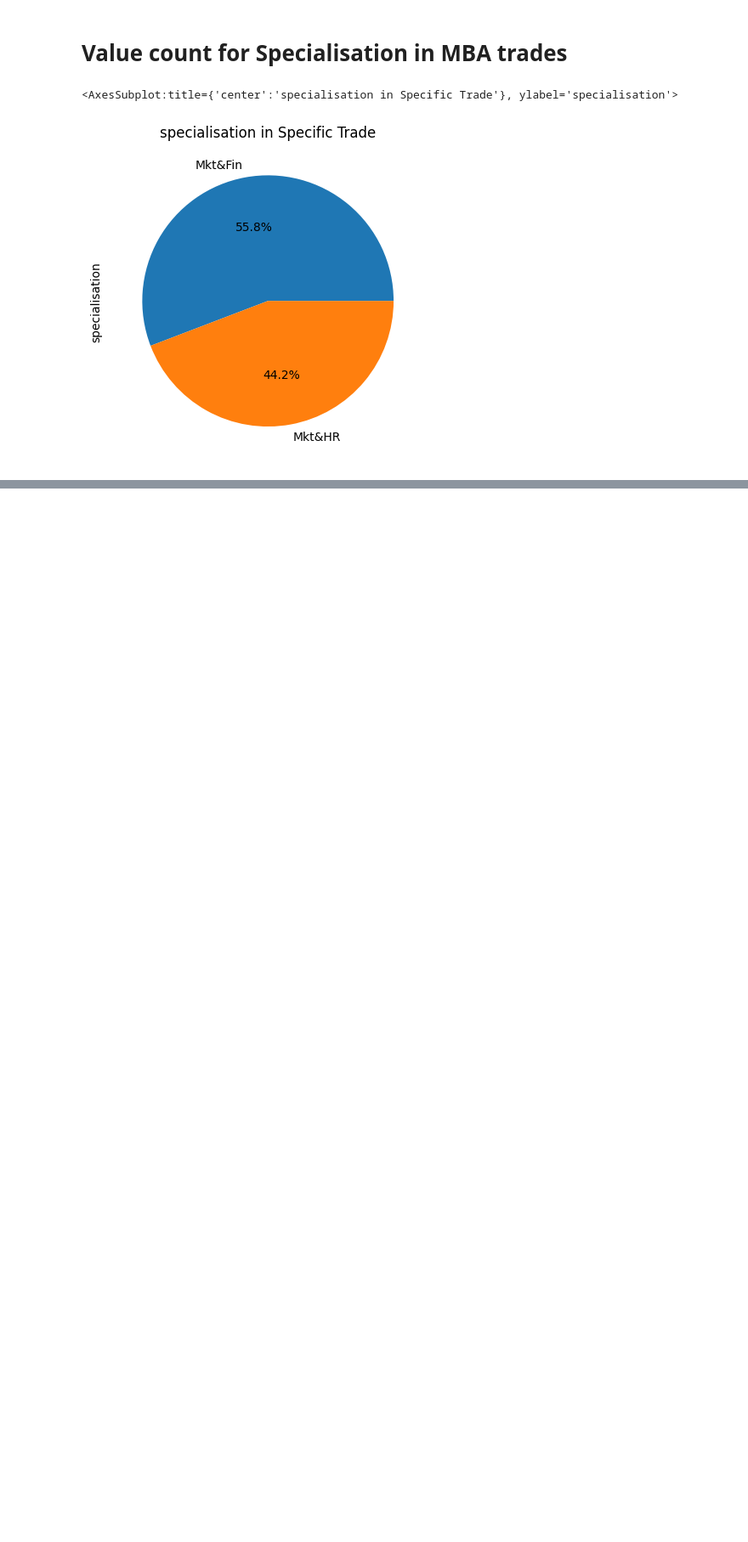
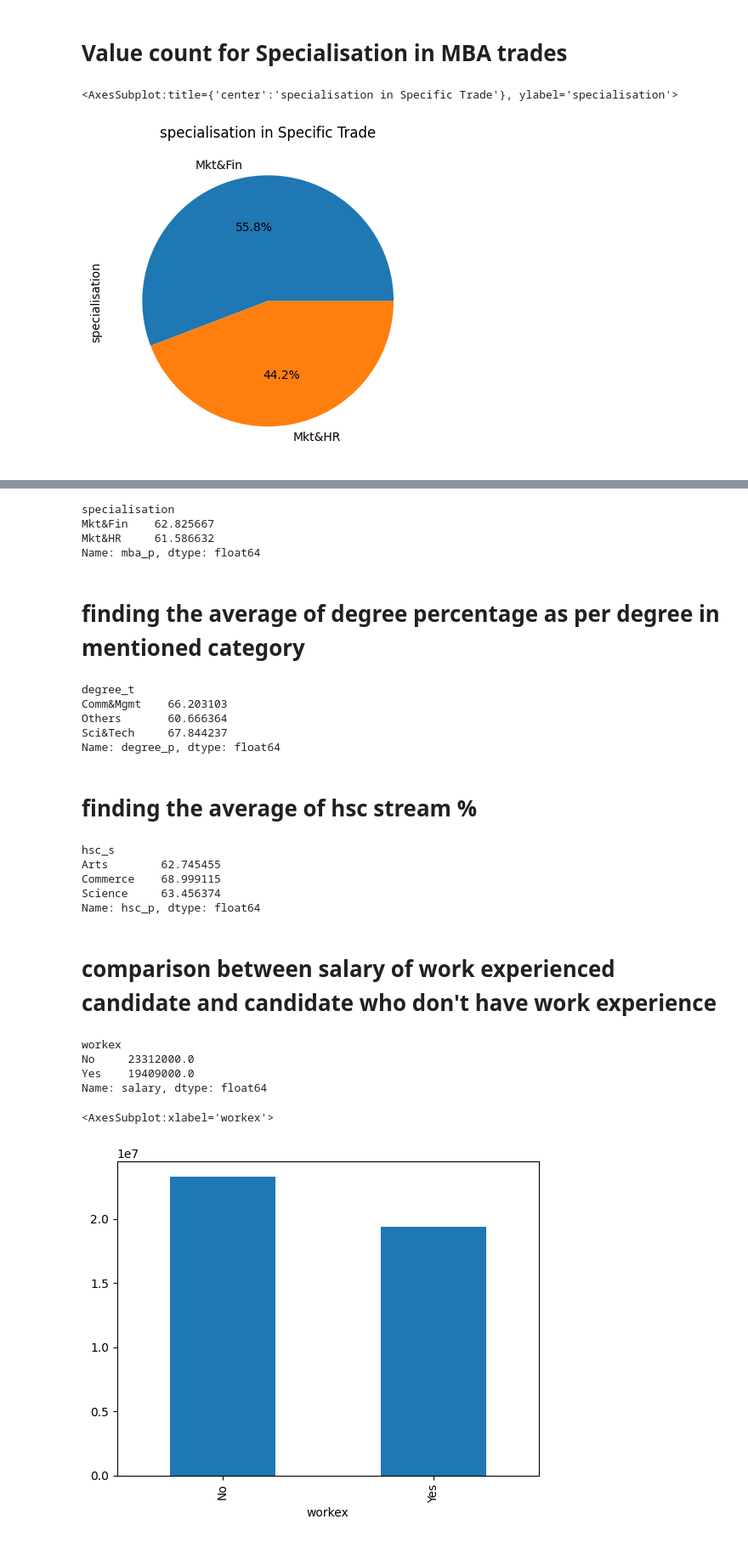
Before and after one commit to AnukulSri/Data-Analysis, a Jupyter notebook: Placement_analysis/analysis.ipynb, the cells around one changed output, grey strips where cells are left out. Shown: that part at 85% size. Drawn from its saved outputs; the diff is of its cells as text; code cells hidden in the pictures; blank space fills up the shorter version.

```diff
--- a/Placement_analysis/analysis.ipynb
+++ b/Placement_analysis/analysis.ipynb
@@ -146,0 +157,39 @@ df.groupby('specialisation')['specialisation'].count().plot(title='specialisatio
+# %%
+df.groupby('specialisation')['mba_p'].mean()
+# %% [output]
+specialisation
+Mkt&Fin    62.825667
+Mkt&HR     61.586632
+Name: mba_p, dtype: float64
+# %% [markdown]
+# finding the average of degree percentage as per degree in mentioned category
+# %%
+df.groupby('degree_t')['degree_p'].mean()
+# %% [output]
+degree_t
+Comm&Mgmt    66.203103
+Others       60.666364
+Sci&Tech     67.844237
+Name: degree_p, dtype: float64
+# %% [markdown]
+# finding the average of hsc stream %
+# %%
+df.groupby('hsc_s')['hsc_p'].mean()
+# %% [output]
+hsc_s
+Arts        62.745455
+Commerce    68.999115
+Science     63.456374
+Name: hsc_p, dtype: float64
+# %% [markdown]
+# comparison between salary of work experienced candidate and candidate who don't have work experience
+# %%
+print(df.groupby('workex')['salary'].sum())
+df.groupby('workex')['salary'].sum().plot(kind='bar')
+# %% [output]
+workex
+No     23312000.0
+Yes    19409000.0
+Name: salary, dtype: float64
+<AxesSubplot:xlabel='workex'>
+[figure, added]
```
Also changed, not shown: parts of 6 cells of this notebook.
